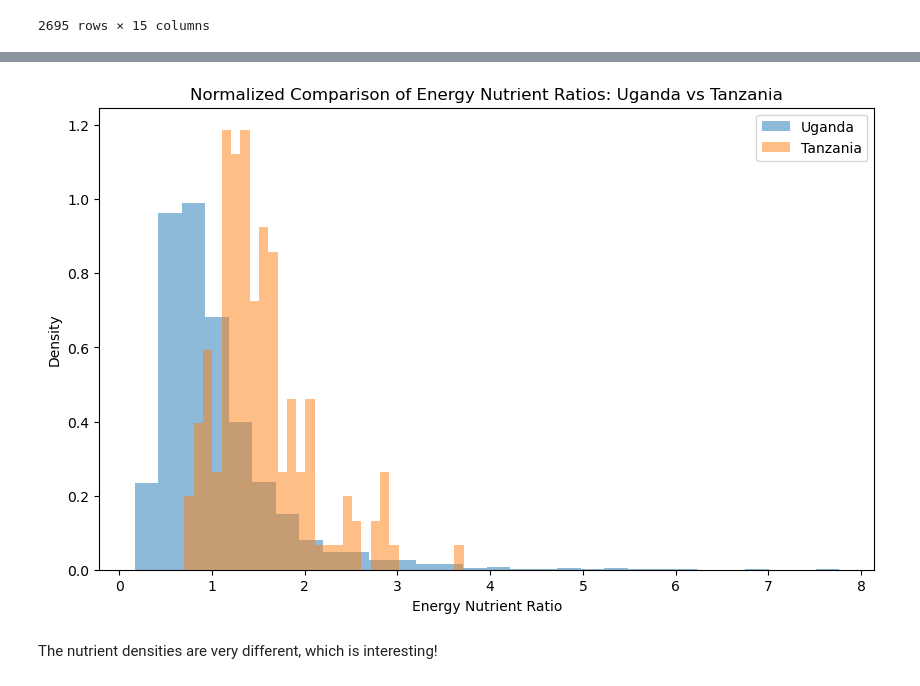
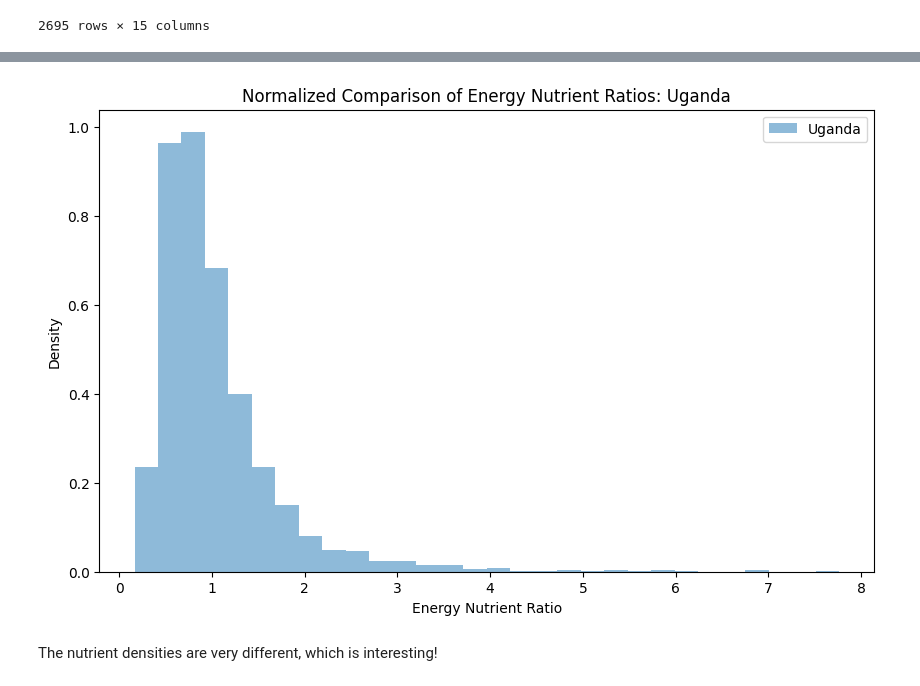
Before and after one commit to chrisgnicholas/team_Luther_Tweetan, a Jupyter notebook: hacked_419.ipynb, the cells around one changed output, grey strips where cells are left out. Cells and saved outputs as stored; diff of their text form; code cells hidden in the pictures.

Commit message:
removed Tanzania; renamed counterfactual experiment

```diff
--- a/hacked_419.ipynb
+++ b/hacked_419.ipynb
@@ -411,20 +275,17 @@ nutrient_ratio_tanzania
 # %%
 plt.figure(figsize=(10, 6))
 
 # Plotting the normalized histogram for Uganda's energy nutrient ratio
 plt.hist(nutrient_ratio_uganda['Energy'], bins=30, alpha=0.5, label='Uganda', density=True)
 
-# Plotting the normalized histogram for Tanzania's energy nutrient ratio
-plt.hist(nutrient_ratio_tanzania['Energy'], bins=30, alpha=0.5, label='Tanzania', density=True)
-
-plt.title('Normalized Comparison of Energy Nutrient Ratios: Uganda vs Tanzania')
+plt.title('Normalized Comparison of Energy Nutrient Ratios: Uganda')
 plt.xlabel('Energy Nutrient Ratio')
 plt.ylabel('Density')  # Adjusting label to 'Density' for clarity
 plt.legend(loc='upper right')
 
 plt.show()
 # %% [output]
-[figure, old version]
+[figure, new version]
 # %% [markdown]
 The nutrient densities are very different, which is interesting!
 # %% [markdown]
```
Also changed, not shown: parts of 23 cells of this notebook.
